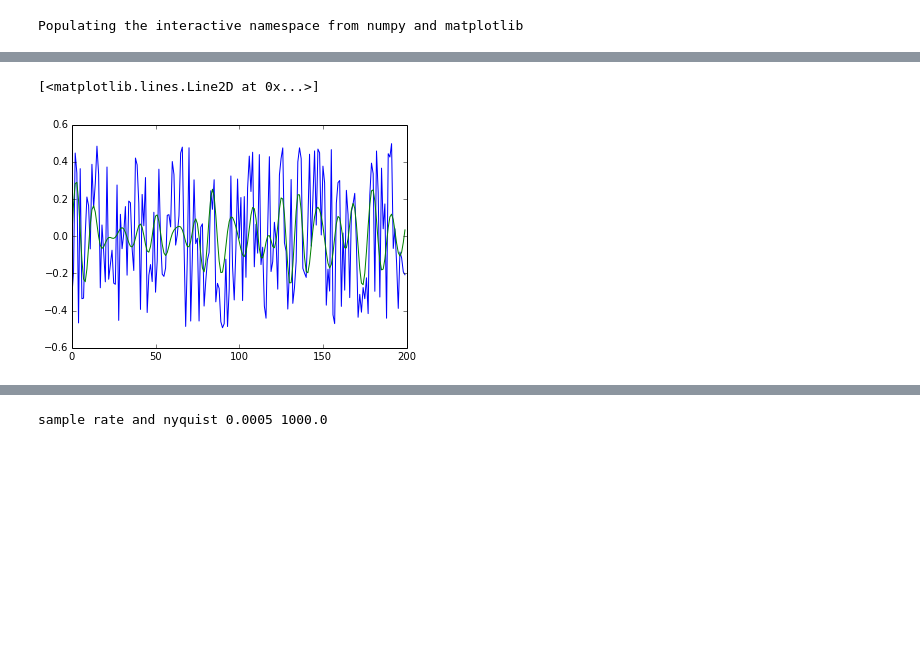
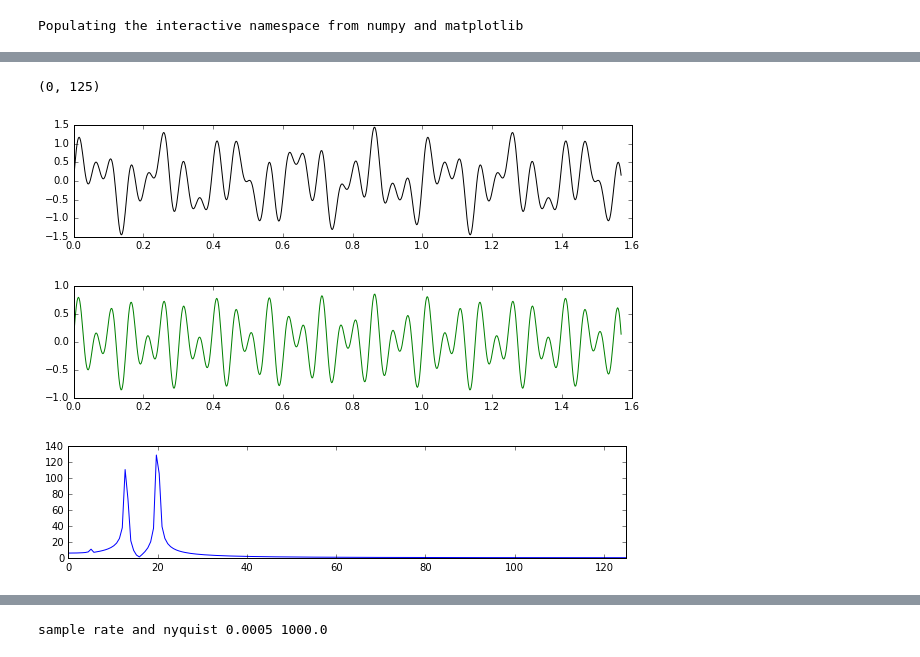
Before and after one commit to eusoubrasileiro/geonumerics, a Jupyter notebook: ipython_notebooks/Geonumerics - scipy.signal.ipynb, the cells around one changed output, grey strips where cells are left out. Cells and saved outputs as stored; diff of their text form; code cells hidden in the pictures; blank space fills up the shorter version.

```diff
--- a/ipython_notebooks/Geonumerics - scipy.signal.ipynb
+++ b/ipython_notebooks/Geonumerics - scipy.signal.ipynb
@@ -23,12 +24,24 @@ figure()
-# %%
-# filtering using a IIR (infinite impulse response) recursive filter
-sg = np.random.rand(200)
-sg = signal.detrend(sg) # linear detrend remove the dc component
-plot(sg)
-b, a = signal.butter(8, (0.10, 0.25), btype='bandpass')
-#b, a = signal.butter(8, 0.125)
-sy = signal.filtfilt(b, a, sg)
-plot(sy)
-# %% [output]
-[<matplotlib.lines.Line2D at 0x...>]
-[figure, removed]
+# %%
+# filtering using a IIR (infinite impulse response) recursive filter
+t = np.arange(0, 0.5*np.pi, 0.002)
+sg = 0.5*np.sin(2*np.pi*13*t)+0.5*np.sin(2*np.pi*5*t)+0.5*np.sin(2*np.pi*20*t)
+#sg = signal.detrend(sg) # linear detrend remove the dc component
+figure(figsize(10,2))
+plot(t, sg,'k-')
+# just play with the order of the filter: the smaller the smaller the roll-of
+# considering a sample rate of 2 ms nyquest would be 250 Hz
+# than for a 10 Hz geophone it would behave like a high pass like bellow 10/250 = 0.04
+b, a = signal.butter(2, 0.04, btype='highpass', analog=False)
+sy = signal.filtfilt(b, a, sg) # filter twice forward and backward to garantee linear phase
+figure(figsize(10,2))
+plot(t, sy, 'g-')
+figure(figsize(10,2))
+fs = scipy.fftpack.fftfreq(len(sy), 0.002)
+fsg = scipy.fftpack.fft(sy)
+plot(fs[:len(sy)//2], abs(fsg[:len(sy)//2]))
+xlim(0, 125)
+# %% [output]
+(0, 125)
+[figure, added]
+[figure, added]
+[figure, added]
```
Also changed, not shown: parts of 9 cells of this notebook, 2 other files.
